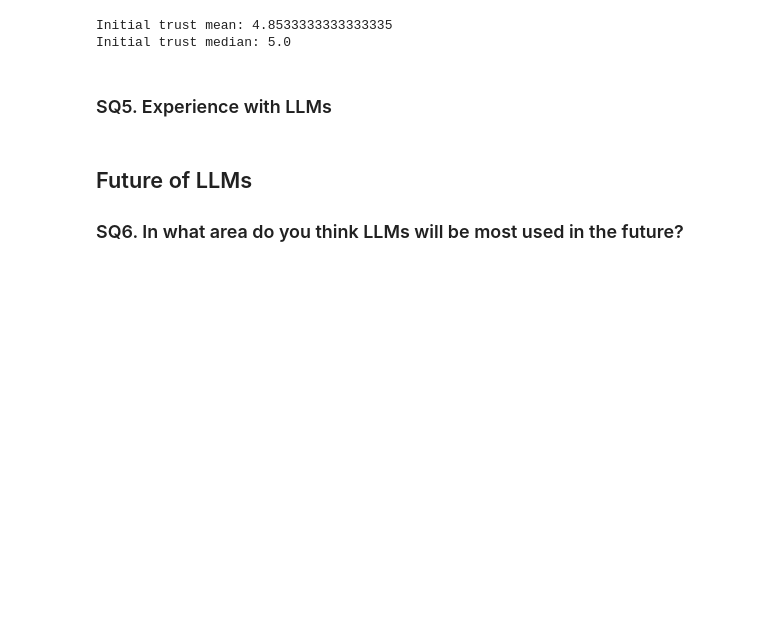
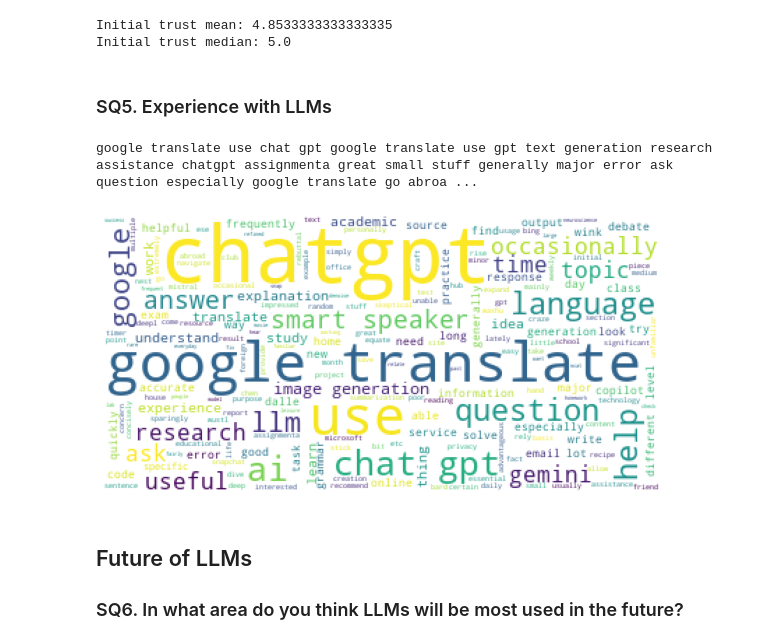
Before and after one commit to bendjko/CSE-527S-Final-Project, a Jupyter notebook: data_analysis.ipynb, the cells around one changed output. Drawn from its saved outputs; the diff is of its cells as text; code cells hidden in the pictures; blank space fills up the shorter version.

```diff
--- a/data_analysis.ipynb
+++ b/data_analysis.ipynb
@@ -172,6 +203,39 @@ Initial trust mean: 4.8533333333333335
 Initial trust median: 5.0
 # %% [markdown]
 ### SQ5. Experience with LLMs
+# %%
+# wordcloud of experience
+experience_data = pp_data['experience']
+
+# remove nan values
+experience_data = experience_data.dropna()
+
+# process the text
+
+# lowercase the data
+experience_data = experience_data.str.lower()
+# tokenize the data using spaCy
+nlp = spacy.load('en_core_web_sm')
+experience_data = experience_data.apply(lambda x: nlp(x))
+# remove stop words
+experience_data = experience_data.apply(lambda x: [token for token in x if not token.is_stop])
+# remove special characters
+experience_data = experience_data.apply(lambda x: [token for token in x if token.is_alpha])
+# lemmatize the data
+experience_data = experience_data.apply(lambda x: [token.lemma_ for token in x])
+# merge the tokens into a single string
+experience_data = experience_data.apply(lambda x: ' '.join(x))
+# merge strings into a single string
+experience_data = experience_data.str.cat(sep=' ')
+
+wordcloud = WordCloud(background_color='white').generate(experience_data)
+plt.figure(figsize=(10, 7))
+plt.imshow(wordcloud)
+plt.axis('off')
+plt.show()
+# %% [output]
+google translate use chat gpt google translate use gpt text generation research assistance chatgpt assignmenta great small stuff generally major error ask question especially google translate go abroa ...
+[figure, added]
 # %% [markdown]
 ## Future of LLMs
 ### SQ6. In what area do you think LLMs will be most used in the future?
```
Also changed, not shown: parts of 6 cells of this notebook.
